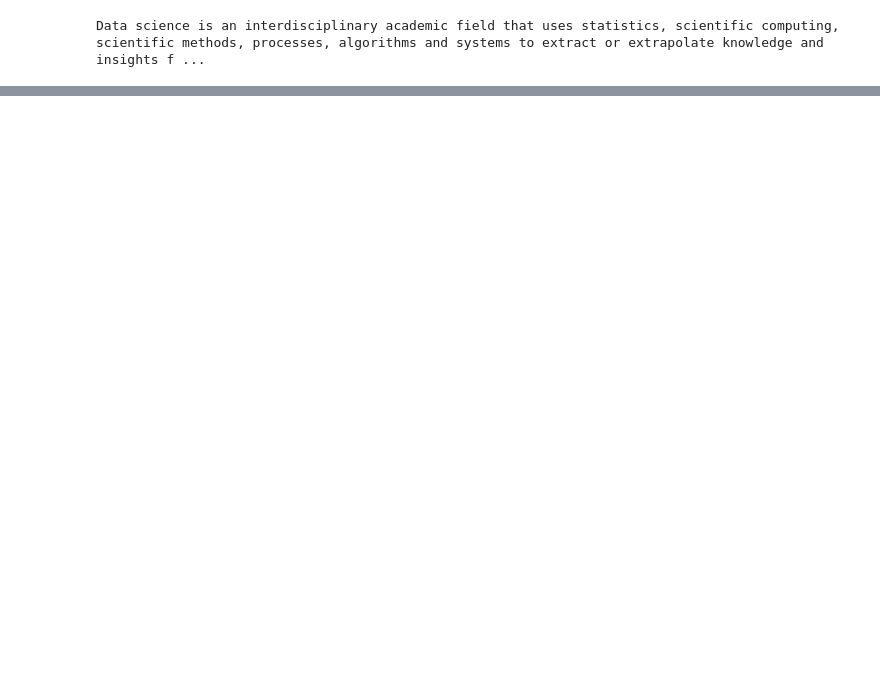
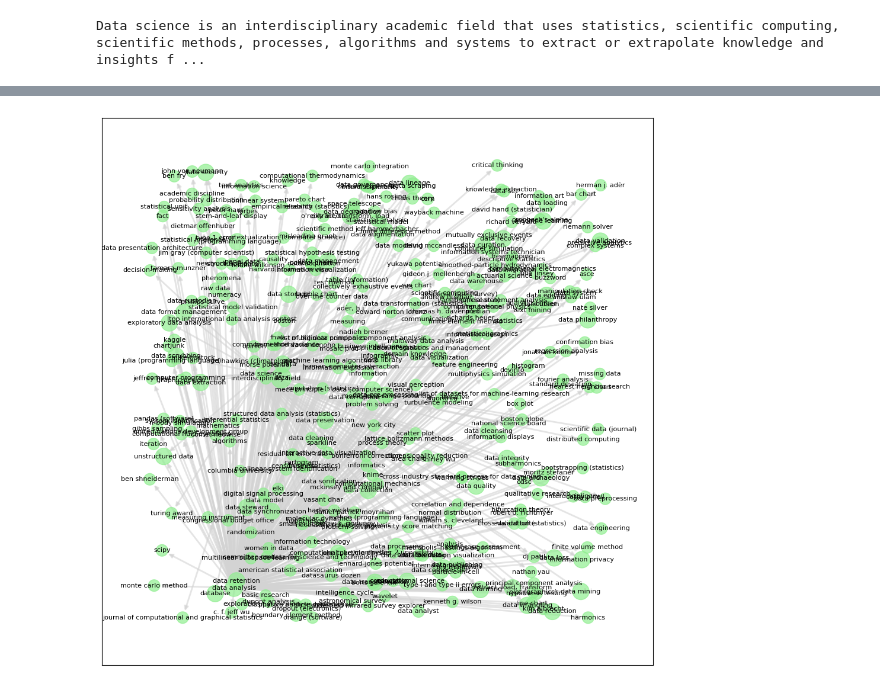
Before and after one commit to chungchihhan/langchain-knowledge-graph, a Jupyter notebook: knowledge_graph.ipynb, the cells around one changed output, grey strips where cells are left out. Drawn from its saved outputs; the diff is of its cells as text; code cells hidden in the pictures; blank space fills up the shorter version.

Commit message:
using wikipedia module to build a knowledge graph

```diff
--- a/knowledge_graph.ipynb
+++ b/knowledge_graph.ipynb
@@ -31,0 +251,6 @@ Data science is an interdisciplinary academic field that uses statistics, scient
+# %%
+rg = RelationshipGenerator()
+rg.scan(start="data science")
+rg.scan(start="data analysis")
+rg.scan(start="artificial intelligence")
+rg.scan(start="machine learning")
@@ -31,0 +265,3 @@ Data science is an interdisciplinary academic field that uses statistics, scient
+# %%
+nodes=rg.rank_terms()
+nodes
@@ -31,0 +387,67 @@ Data science is an interdisciplinary academic field that uses statistics, scient
+# %%
+def remove_self_references(l): ## node connections to itself
+    return [i for i in l if i[0]!=i[1]]
+
+def add_focus_point(links, focus="on me", focus_factor=3):
+    for i, link in enumerate(links):
+        if not (focus in link[0] or focus in link[1]):
+            links[i] = [link[0], link[1], link[2] / focus_factor]
+        else:
+            links[i] = [link[0], link[1], link[2] * focus_factor]
+
+    return links
+
+def create_graph(rg, focus=None):
+
+    links = rg.links
+    links = remove_self_references(links)
+    if focus is not None:
+        links = add_focus_point(links, focus)
+
+    node_data = rg.rank_terms()
+    nodes = node_data.index.tolist()
+    node_weights = node_data.values.tolist()
+    node_weights = [nw * 100 for nw in node_weights]
+    nodelist = nodes
+
+
+    G = nx.DiGraph() # MultiGraph()
+
+    # G.add_node()
+    G.add_nodes_from(nodes)
+
+    # Add edges
+    G.add_weighted_edges_from(links)
+
+    pos = nx.random_layout(G, seed=17)  # positions for all nodes - seed for reproducibility
+
+    fig = plt.figure(figsize=(12,12))
+
+    nx.draw_networkx_nodes(
+        G, pos,
+        nodelist=nodelist,
+        node_size=node_weights,
+        node_color='lightgreen',
+        alpha=0.7
+    )
+
+    widths = nx.get_edge_attributes(G, 'weight')
+    nx.draw_networkx_edges(
+        G, pos,
+        edgelist = widths.keys(),
+        width=list(widths.values()),
+        edge_color='lightgray',
+        alpha=0.6
+    )
+
+    nx.draw_networkx_labels(G, pos=pos,
+                            labels=dict(zip(nodelist,nodelist)),font_size=8,
+                            font_color='black')
+
+    plt.show()
+
+ng = simplify_graph(rg, 5)
+
+create_graph(ng)
+# %% [output]
+[figure, added]
```
Also changed, not shown: parts of 13 cells of this notebook.
